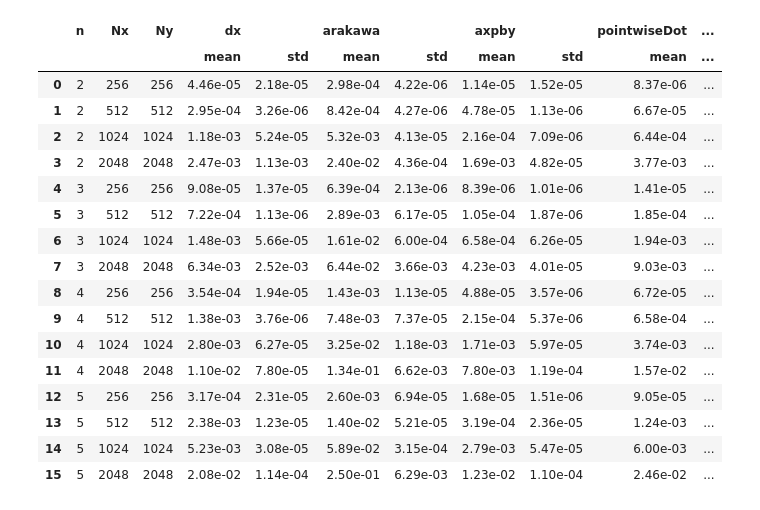
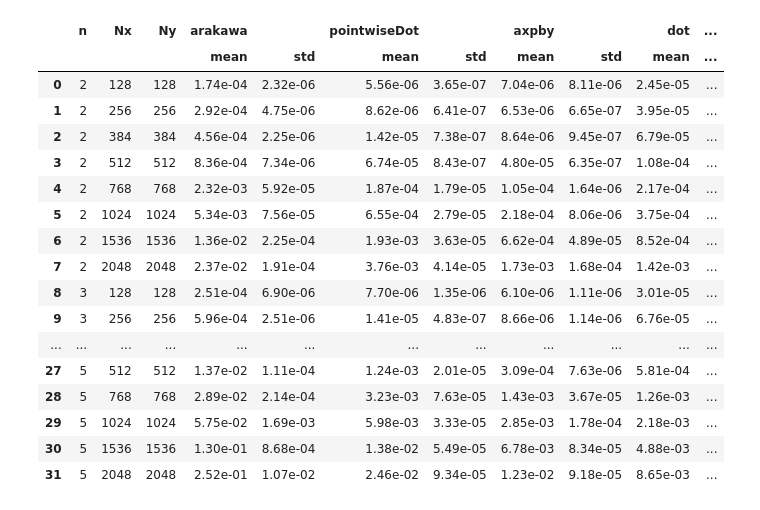
Before and after one commit to mwiesenberger/performance, a Jupyter notebook: analysis.ipynb, the cells around one changed output. Cells and saved outputs as stored; diff of their text form; code cells hidden in the pictures.

```diff
--- a/analysis.ipynb
+++ b/analysis.ipynb
@@ -7,32 +7,32 @@ memops = {'scal':2, 'axpby':3, 'pointwiseDot':6, 'dot':2, 'dx':3, 'dy':3,
          'arakawa':34, 'cg':42}
 # %%
 #read in csv file
-df1 = pd.read_csv('benchmark_skl_ampi1.csv', delimiter=' ')
+df1 = pd.read_csv('benchmark_skl_mpi1.csv', delimiter=' ')
 #get rid of non-relevant columns
 df1_measure = df1[['n','Nx','Ny']+list(memops.keys())]
 #compute show mean and standard derivation of 'same' groups
 dfr=df1_measure.groupby(['n', 'Nx','Ny']).agg(['mean', 'std'])
 dfr=dfr.reset_index(level=['n','Nx','Ny'])
 dfr
 # %% [output]
-|  | n | Nx | Ny | dx |  | arakawa |  | axpby |  | pointwiseDot | ... |
+|  | n | Nx | Ny | arakawa |  | pointwiseDot |  | axpby |  | dot | ... |
 |  |  |  |  | mean | std | mean | std | mean | std | mean | ... |
-| 0 | 2 | 256 | 256 | 4.46e-05 | 2.18e-05 | 2.98e-04 | 4.22e-06 | 1.14e-05 | 1.52e-05 | 8.37e-06 | ... |
-| 1 | 2 | 512 | 512 | 2.95e-04 | 3.26e-06 | 8.42e-04 | 4.27e-06 | 4.78e-05 | 1.13e-06 | 6.67e-05 | ... |
-| 2 | 2 | 1024 | 1024 | 1.18e-03 | 5.24e-05 | 5.32e-03 | 4.13e-05 | 2.16e-04 | 7.09e-06 | 6.44e-04 | ... |
-| 3 | 2 | 2048 | 2048 | 2.47e-03 | 1.13e-03 | 2.40e-02 | 4.36e-04 | 1.69e-03 | 4.82e-05 | 3.77e-03 | ... |
-| 4 | 3 | 256 | 256 | 9.08e-05 | 1.37e-05 | 6.39e-04 | 2.13e-06 | 8.39e-06 | 1.01e-06 | 1.41e-05 | ... |
-| 5 | 3 | 512 | 512 | 7.22e-04 | 1.13e-06 | 2.89e-03 | 6.17e-05 | 1.05e-04 | 1.87e-06 | 1.85e-04 | ... |
-| 6 | 3 | 1024 | 1024 | 1.48e-03 | 5.66e-05 | 1.61e-02 | 6.00e-04 | 6.58e-04 | 6.26e-05 | 1.94e-03 | ... |
-| 7 | 3 | 2048 | 2048 | 6.34e-03 | 2.52e-03 | 6.44e-02 | 3.66e-03 | 4.23e-03 | 4.01e-05 | 9.03e-03 | ... |
-| 8 | 4 | 256 | 256 | 3.54e-04 | 1.94e-05 | 1.43e-03 | 1.13e-05 | 4.88e-05 | 3.57e-06 | 6.72e-05 | ... |
-| 9 | 4 | 512 | 512 | 1.38e-03 | 3.76e-06 | 7.48e-03 | 7.37e-05 | 2.15e-04 | 5.37e-06 | 6.58e-04 | ... |
-| 10 | 4 | 1024 | 1024 | 2.80e-03 | 6.27e-05 | 3.25e-02 | 1.18e-03 | 1.71e-03 | 5.97e-05 | 3.74e-03 | ... |
-| 11 | 4 | 2048 | 2048 | 1.10e-02 | 7.80e-05 | 1.34e-01 | 6.62e-03 | 7.80e-03 | 1.19e-04 | 1.57e-02 | ... |
-| 12 | 5 | 256 | 256 | 3.17e-04 | 2.31e-05 | 2.60e-03 | 6.94e-05 | 1.68e-05 | 1.51e-06 | 9.05e-05 | ... |
-| 13 | 5 | 512 | 512 | 2.38e-03 | 1.23e-05 | 1.40e-02 | 5.21e-05 | 3.19e-04 | 2.36e-05 | 1.24e-03 | ... |
-| 14 | 5 | 1024 | 1024 | 5.23e-03 | 3.08e-05 | 5.89e-02 | 3.15e-04 | 2.79e-03 | 5.47e-05 | 6.00e-03 | ... |
-| 15 | 5 | 2048 | 2048 | 2.08e-02 | 1.14e-04 | 2.50e-01 | 6.29e-03 | 1.23e-02 | 1.10e-04 | 2.46e-02 | ... |
+| 0 | 2 | 128 | 128 | 1.74e-04 | 2.32e-06 | 5.56e-06 | 3.65e-07 | 7.04e-06 | 8.11e-06 | 2.45e-05 | ... |
+| 1 | 2 | 256 | 256 | 2.92e-04 | 4.75e-06 | 8.62e-06 | 6.41e-07 | 6.53e-06 | 6.65e-07 | 3.95e-05 | ... |
+| 2 | 2 | 384 | 384 | 4.56e-04 | 2.25e-06 | 1.42e-05 | 7.38e-07 | 8.64e-06 | 9.45e-07 | 6.79e-05 | ... |
+| 3 | 2 | 512 | 512 | 8.36e-04 | 7.34e-06 | 6.74e-05 | 8.43e-07 | 4.80e-05 | 6.35e-07 | 1.08e-04 | ... |
+| 4 | 2 | 768 | 768 | 2.32e-03 | 5.92e-05 | 1.87e-04 | 1.79e-05 | 1.05e-04 | 1.64e-06 | 2.17e-04 | ... |
+| 5 | 2 | 1024 | 1024 | 5.34e-03 | 7.56e-05 | 6.55e-04 | 2.79e-05 | 2.18e-04 | 8.06e-06 | 3.75e-04 | ... |
+| 6 | 2 | 1536 | 1536 | 1.36e-02 | 2.25e-04 | 1.93e-03 | 3.63e-05 | 6.62e-04 | 4.89e-05 | 8.52e-04 | ... |
+| 7 | 2 | 2048 | 2048 | 2.37e-02 | 1.91e-04 | 3.76e-03 | 4.14e-05 | 1.73e-03 | 1.68e-04 | 1.42e-03 | ... |
+| 8 | 3 | 128 | 128 | 2.51e-04 | 6.90e-06 | 7.70e-06 | 1.35e-06 | 6.10e-06 | 1.11e-06 | 3.01e-05 | ... |
+| 9 | 3 | 256 | 256 | 5.96e-04 | 2.51e-06 | 1.41e-05 | 4.83e-07 | 8.66e-06 | 1.14e-06 | 6.76e-05 | ... |
+| ... | ... | ... | ... | ... | ... | ... | ... | ... | ... | ... | ... |
+| 27 | 5 | 512 | 512 | 1.37e-02 | 1.11e-04 | 1.24e-03 | 2.01e-05 | 3.09e-04 | 7.63e-06 | 5.81e-04 | ... |
+| 28 | 5 | 768 | 768 | 2.89e-02 | 2.14e-04 | 3.23e-03 | 7.63e-05 | 1.43e-03 | 3.67e-05 | 1.26e-03 | ... |
+| 29 | 5 | 1024 | 1024 | 5.75e-02 | 1.69e-03 | 5.98e-03 | 3.33e-05 | 2.85e-03 | 1.78e-04 | 2.18e-03 | ... |
+| 30 | 5 | 1536 | 1536 | 1.30e-01 | 8.68e-04 | 1.38e-02 | 5.49e-05 | 6.78e-03 | 8.34e-05 | 4.88e-03 | ... |
+| 31 | 5 | 2048 | 2048 | 2.52e-01 | 1.07e-02 | 2.46e-02 | 9.34e-05 | 1.23e-02 | 9.18e-05 | 8.65e-03 | ... |
 # %%
 #insert size in GBytes
 dfr.insert(0,'size', 8*dfr['n']*dfr['n']*dfr['Nx']*dfr['Ny']/1e6)
```
Also changed, not shown: parts of 5 cells of this notebook, 23 other files.
